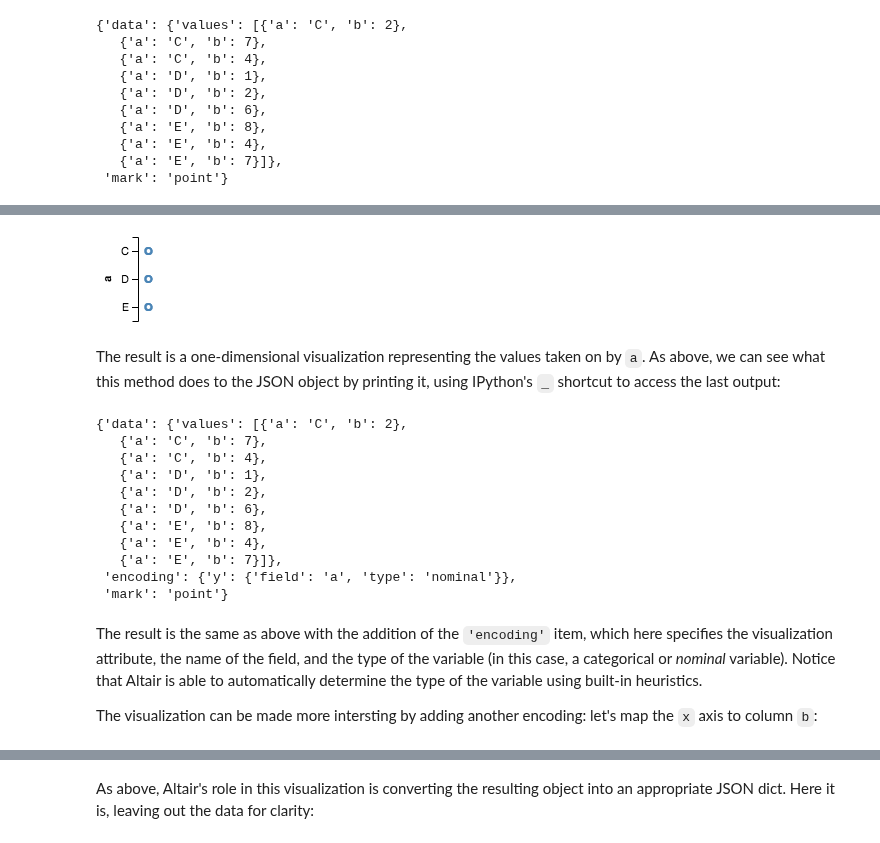
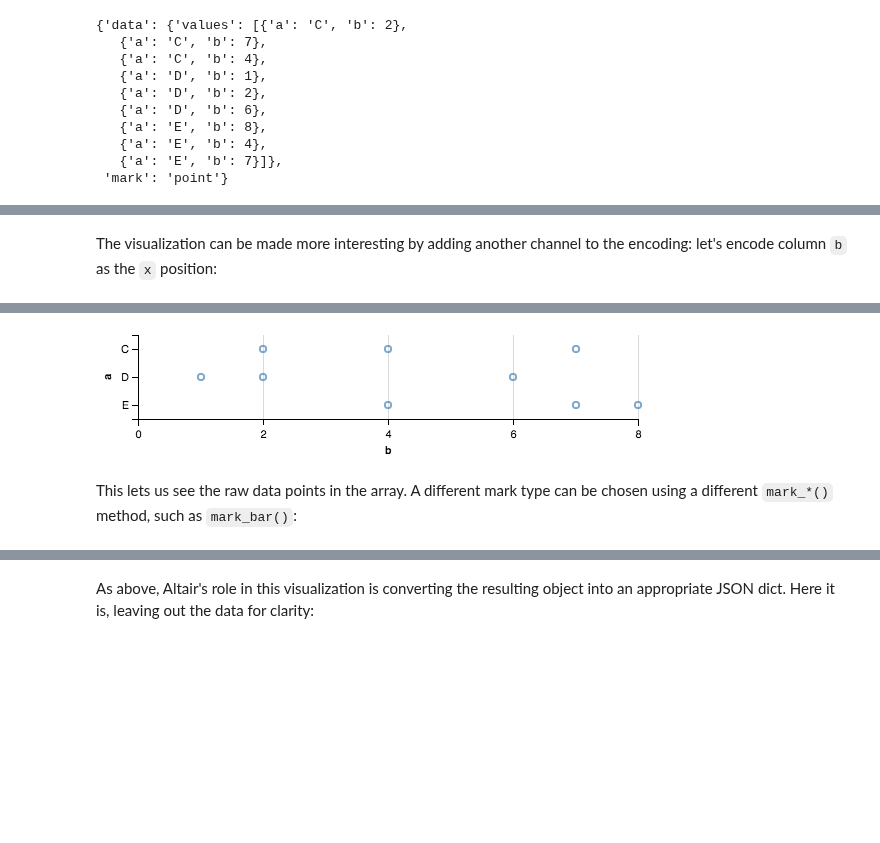
Before and after one commit to vega/altair, a Jupyter notebook: notebooks/Introduction.ipynb, the cells around one changed output, grey strips where cells are left out. Saved outputs shown, nothing was run; the diff lists cells and outputs as text; code cells hidden in the pictures; blank space fills up the shorter version.

```diff
--- a/notebooks/Introduction.ipynb
+++ b/notebooks/Introduction.ipynb
@@ -77,28 +138,13 @@ For example, we can start by mapping the ``y`` axis of the chart to column ``a``
+# %% [markdown]
+The visualization can be made more interesting by adding another channel to the encoding: let's encode column `b` as the `x` position:
 # %%
-Chart(data).encode(y='a')
+Chart(data).mark_point().encode(
+    y='a',
+    x='b'
+)
 # %% [output]
 [interactive output not drawn]
-[figure, old version]
+[figure, new version]
-# %% [markdown]
-The result is a one-dimensional visualization representing the values taken on by ``a``.
-As above, we can see what this method does to the JSON object by printing it, using IPython's ``_`` shortcut to access the last output:
-# %%
-_.to_dict()
-# %% [output]
-{'data': {'values': [{'a': 'C', 'b': 2},
-   {'a': 'C', 'b': 7},
-   {'a': 'C', 'b': 4},
-   {'a': 'D', 'b': 1},
-   {'a': 'D', 'b': 2},
-   {'a': 'D', 'b': 6},
-   {'a': 'E', 'b': 8},
-   {'a': 'E', 'b': 4},
-   {'a': 'E', 'b': 7}]},
- 'encoding': {'y': {'field': 'a', 'type': 'nominal'}},
- 'mark': 'point'}
-# %% [markdown]
-The result is the same as above with the addition of the ``'encoding'`` item, which here specifies the visualization attribute, the name of the field, and the type of the variable (in this case, a categorical or *nominal* variable).
-Notice that Altair is able to automatically determine the type of the variable using built-in heuristics.
-
-The visualization can be made more intersting by adding another encoding: let's map the ``x`` axis to column ``b``:
+# %% [markdown]
+This lets us see the raw data points in the array. A different mark type can be chosen using a different `mark_*()` method, such as `mark_bar()`:
 # %%
```
Also changed, not shown: parts of 30 cells of this notebook, 1 other file.
